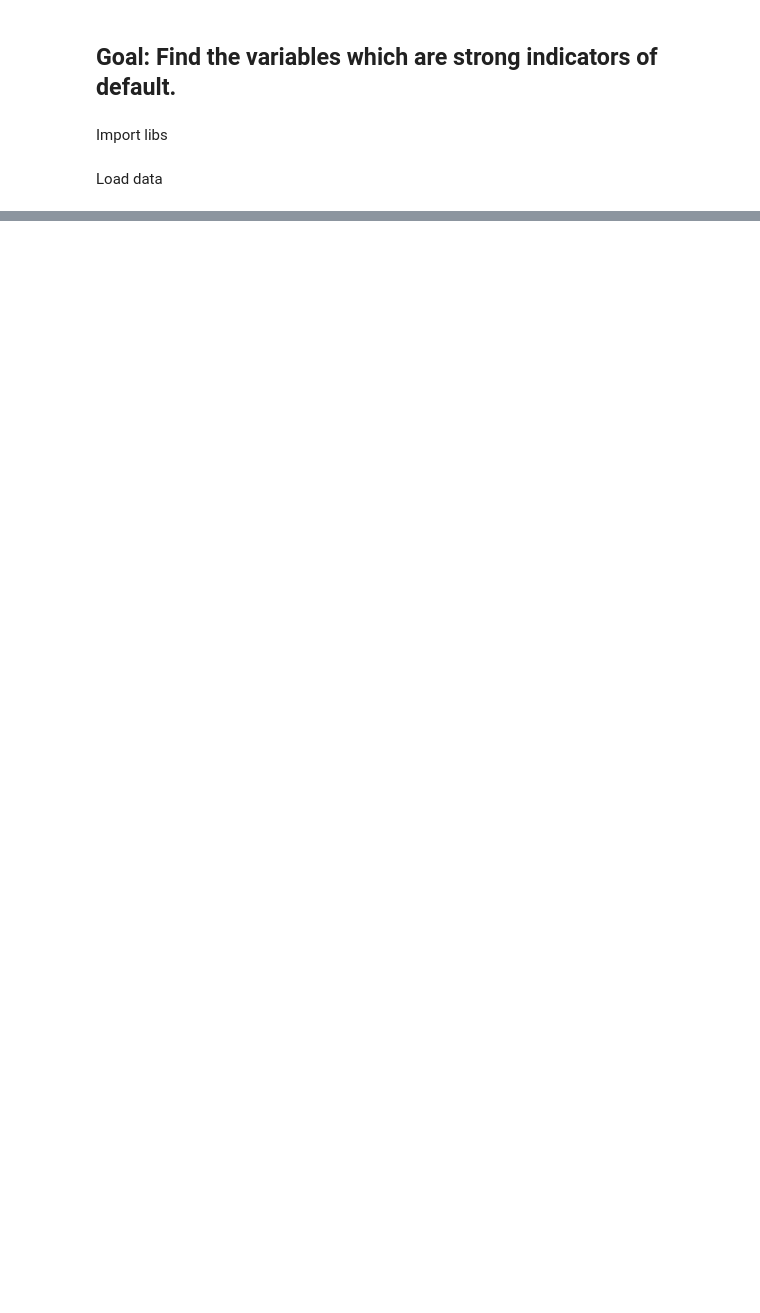
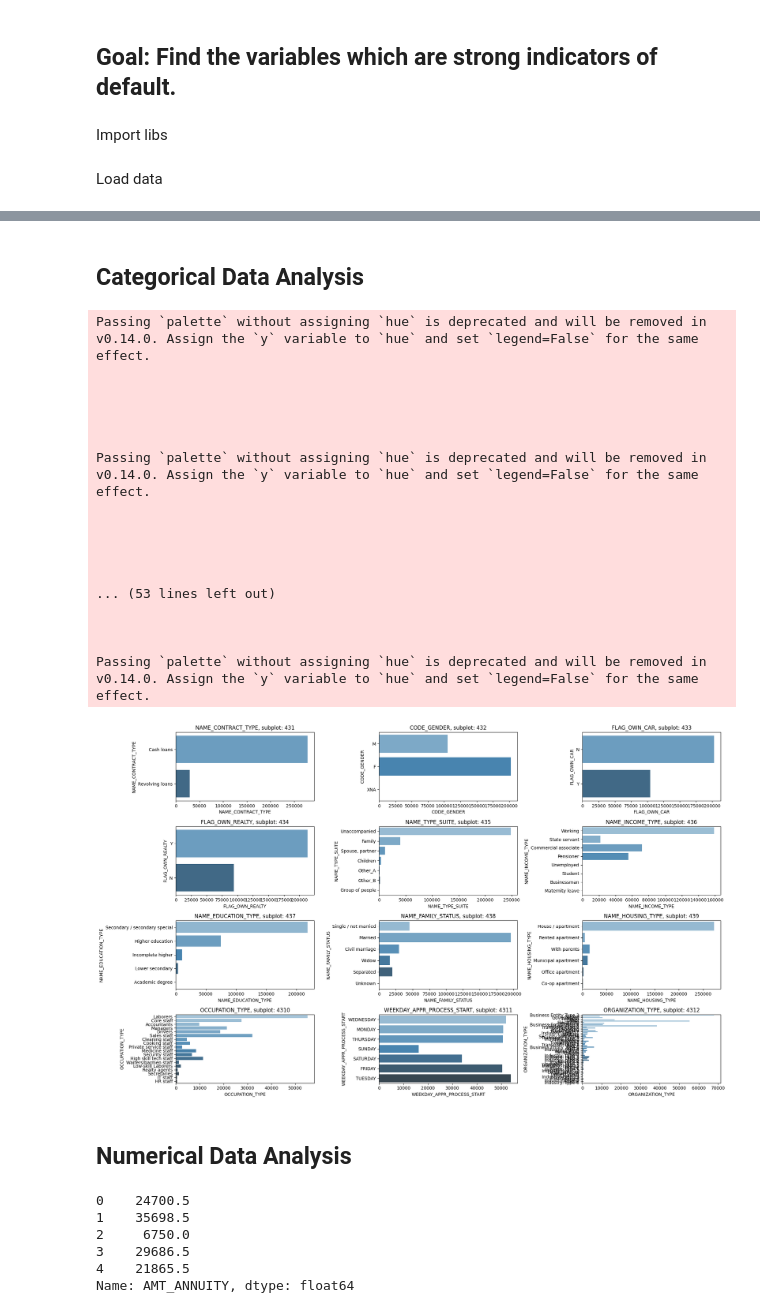
Before and after one commit to m1np3m/upgrad_eda_final, a Jupyter notebook: notebook_application.ipynb, the cells around one changed output, grey strips where cells are left out. Saved outputs shown, nothing was run; the diff lists cells and outputs as text; code cells hidden in the pictures; blank space fills up the shorter version.

```diff
--- a/notebook_application.ipynb
+++ b/notebook_application.ipynb
@@ -104,3 +39,0 @@ One of the most simple and straightforward method to replace categorical values
-# %%
-# Laborers is the most common values for the OCCUPATION_TYPE
-application_df.OCCUPATION_TYPE.fillna(application_df.OCCUPATION_TYPE.mode()[0], inplace=True)
@@ -158,0 +53,53 @@ null_percentages
+# %%
+application_df.drop(["DAYS_BIRTH", "DAYS_EMPLOYED"], inplace=True, axis=1)
+# %% [markdown]
+## Categorical Data Analysis
+# %%
+#  Object Data
+a = 4  # number of rows
+b = 3  # number of columns
+c = 1  # initialize plot counter
+
+fig = plt.figure(figsize=(20,12))
+
+for i in application_df.columns:
+    if application_df[i].dtypes=="object":
+
+        plt.subplot(a, b, c)
+        plt.title('{}, subplot: {}{}{}'.format(i, a, b, c))
+        plt.xlabel(i)
+        sns.countplot(application_df[i],palette="Blues_d")
+        c = c + 1
+
+fig.tight_layout()
+plt.show()
+# %% [output]
+Passing `palette` without assigning `hue` is deprecated and will be removed in v0.14.0. Assign the `y` variable to `hue` and set `legend=False` for the same effect.
+
+
+
+
+
+Passing `palette` without assigning `hue` is deprecated and will be removed in v0.14.0. Assign the `y` variable to `hue` and set `legend=False` for the same effect.
+
+
+
+
+
+... (53 lines left out)
+
+
+
+Passing `palette` without assigning `hue` is deprecated and will be removed in v0.14.0. Assign the `y` variable to `hue` and set `legend=False` for the same effect.
+[figure, added]
+# %% [markdown]
+## Numerical Data Analysis
+# %%
+application_df["AMT_ANNUITY"].head()
+# %% [output]
+0    24700.5
+1    35698.5
+2     6750.0
+3    29686.5
+4    21865.5
+Name: AMT_ANNUITY, dtype: float64
```
Also changed, not shown: parts of 34 cells of this notebook.
